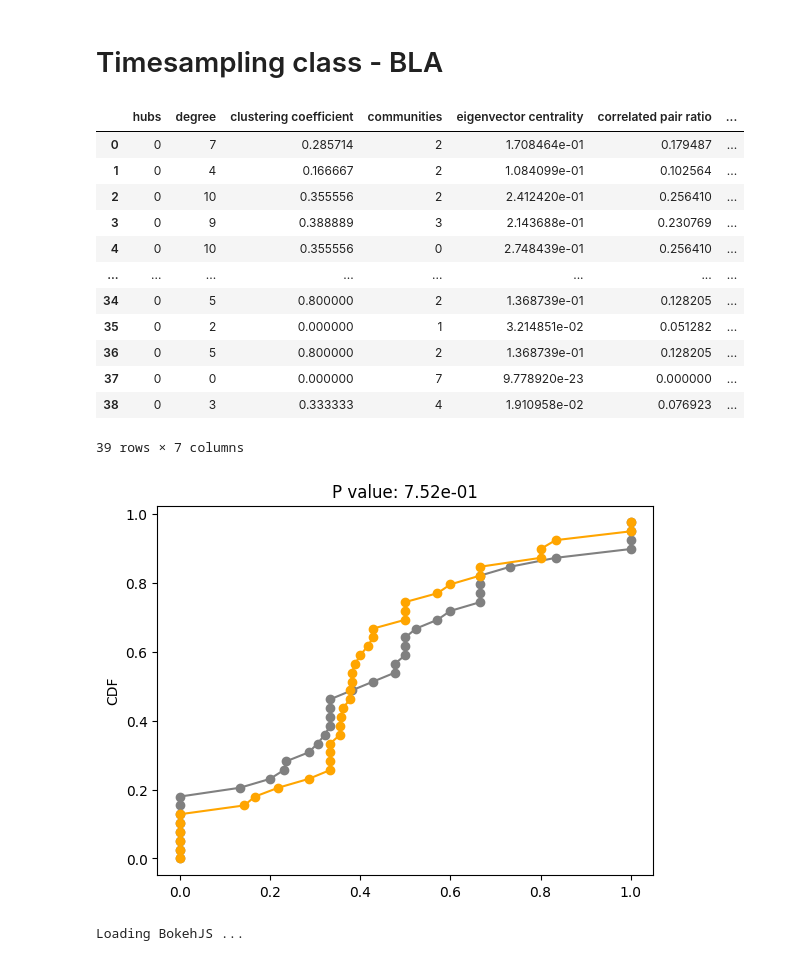
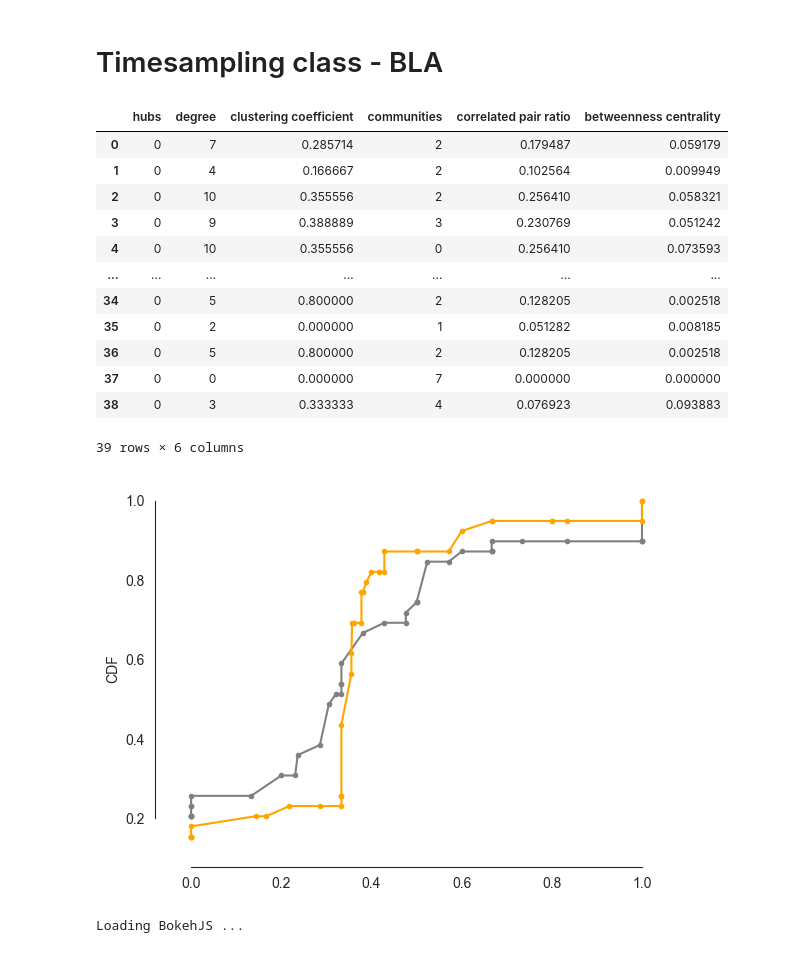
Before and after one commit to vporubsky/CaGraph, a Jupyter notebook: analysis_tutorial.ipynb, the cells around one changed output. Drawn from its saved outputs; the diff is of its cells as text; code cells hidden in the pictures.

```diff
--- a/analysis_tutorial.ipynb
+++ b/analysis_tutorial.ipynb
@@ -255,26 +277,26 @@ ts_cagraph = CaGraphTimeSamples(data=data,
 # %%
 # Timesampled report on only one condition
 display(ts_cagraph.get_cagraph('stim').get_report())
 
 # Timesampled individual analyses
 cc_prestim = ts_cagraph.get_cagraph('prestim').graph_theory.get_clustering_coefficient()
 cc_stim = ts_cagraph.get_cagraph('stim').graph_theory.get_clustering_coefficient()
-viz.plot_CDFs(data_list=[cc_prestim, cc_stim], colors=['grey', 'orange'])
+viz.plot_cdf(data_list=[cc_prestim, cc_stim], colors=['grey', 'orange'])
 # %% [output]
-|  | hubs | degree | clustering coefficient | communities | eigenvector centrality | correlated pair ratio | ... |
-| 0 | 0 | 7 | 0.285714 | 2 | 1.708464e-01 | 0.179487 | ... |
-| 1 | 0 | 4 | 0.166667 | 2 | 1.084099e-01 | 0.102564 | ... |
-| 2 | 0 | 10 | 0.355556 | 2 | 2.412420e-01 | 0.256410 | ... |
-| 3 | 0 | 9 | 0.388889 | 3 | 2.143688e-01 | 0.230769 | ... |
-| 4 | 0 | 10 | 0.355556 | 0 | 2.748439e-01 | 0.256410 | ... |
-| ... | ... | ... | ... | ... | ... | ... | ... |
-| 34 | 0 | 5 | 0.800000 | 2 | 1.368739e-01 | 0.128205 | ... |
-| 35 | 0 | 2 | 0.000000 | 1 | 3.214851e-02 | 0.051282 | ... |
-| 36 | 0 | 5 | 0.800000 | 2 | 1.368739e-01 | 0.128205 | ... |
-| 37 | 0 | 0 | 0.000000 | 7 | 9.778920e-23 | 0.000000 | ... |
-| 38 | 0 | 3 | 0.333333 | 4 | 1.910958e-02 | 0.076923 | ... |
+|  | hubs | degree | clustering coefficient | communities | correlated pair ratio | betweenness centrality |
+| 0 | 0 | 7 | 0.285714 | 2 | 0.179487 | 0.059179 |
+| 1 | 0 | 4 | 0.166667 | 2 | 0.102564 | 0.009949 |
+| 2 | 0 | 10 | 0.355556 | 2 | 0.256410 | 0.058321 |
+| 3 | 0 | 9 | 0.388889 | 3 | 0.230769 | 0.051242 |
+| 4 | 0 | 10 | 0.355556 | 0 | 0.256410 | 0.073593 |
+| ... | ... | ... | ... | ... | ... | ... |
+| 34 | 0 | 5 | 0.800000 | 2 | 0.128205 | 0.002518 |
+| 35 | 0 | 2 | 0.000000 | 1 | 0.051282 | 0.008185 |
+| 36 | 0 | 5 | 0.800000 | 2 | 0.128205 | 0.002518 |
+| 37 | 0 | 0 | 0.000000 | 7 | 0.000000 | 0.000000 |
+| 38 | 0 | 3 | 0.333333 | 4 | 0.076923 | 0.093883 |
-39 rows × 7 columns
+39 rows × 6 columns
-[figure, old version]
+[figure, new version]
 # %%
 #%% Timesampled visualization
 pos = viz.interactive_network(ts_cagraph.get_cagraph('prestim'), return_position=True, show_in_notebook=True)
```
Also changed, not shown: parts of 16 cells of this notebook, 6 other files.
